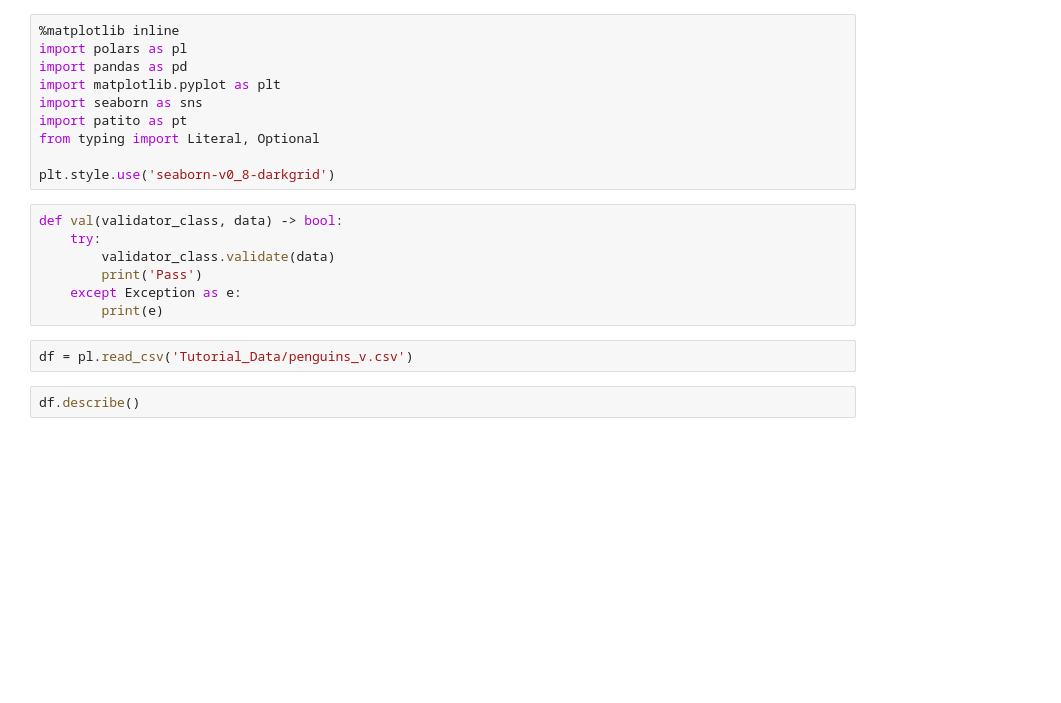
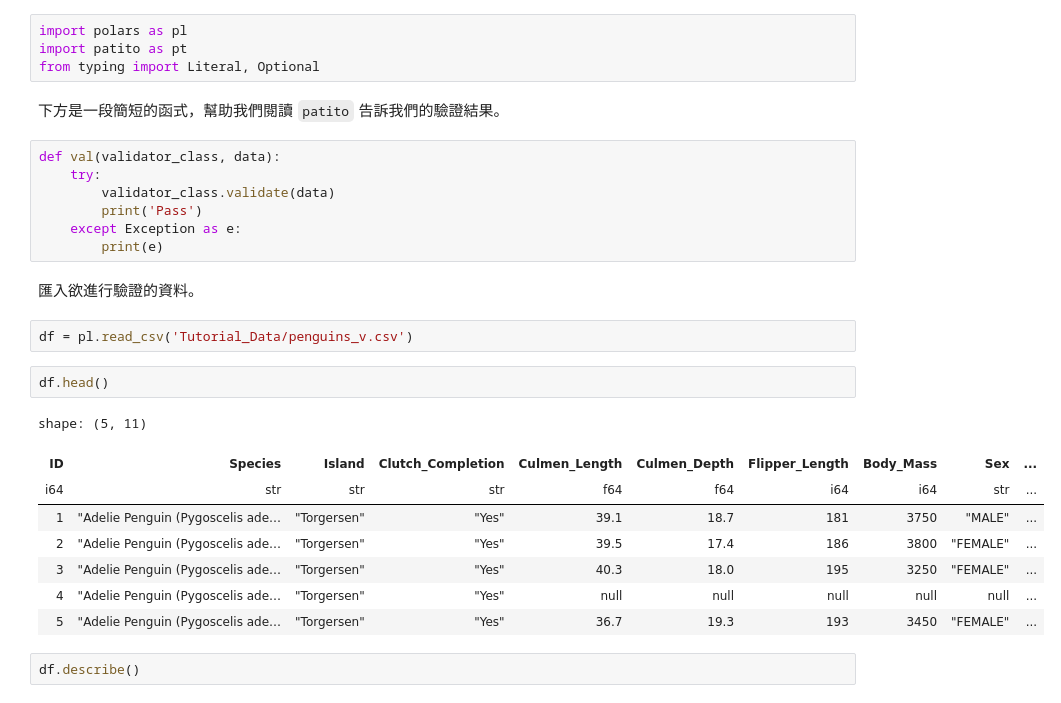
Before and after one commit to Alexchen666/Data-Analysis-101, a Jupyter notebook: data_validation.ipynb, the cells around one changed output. Drawn from its saved outputs; the diff is of its cells as text; blank space fills up the shorter version.

```diff
--- a/data_validation.ipynb
+++ b/data_validation.ipynb
@@ -3,22 +17,31 @@
 # %%
-%matplotlib inline
 import polars as pl
-import pandas as pd
-import matplotlib.pyplot as plt
-import seaborn as sns
 import patito as pt
 from typing import Literal, Optional
-
-plt.style.use('seaborn-v0_8-darkgrid')
+# %% [markdown]
+下方是一段簡短的函式，幫助我們閱讀 `patito` 告訴我們的驗證結果。
 # %%
-def val(validator_class, data) -> bool:
+def val(validator_class, data):
     try:
         validator_class.validate(data)
         print('Pass')
     except Exception as e:
         print(e)
+# %% [markdown]
+匯入欲進行驗證的資料。
 # %%
 df = pl.read_csv('Tutorial_Data/penguins_v.csv')
+# %%
+df.head()
+# %% [output]
+shape: (5, 11)
+| ID | Species | Island | Clutch_Completion | Culmen_Length | Culmen_Depth | Flipper_Length | Body_Mass | Sex | ... |
+| i64 | str | str | str | f64 | f64 | i64 | i64 | str | ... |
+| 1 | "Adelie Penguin (Pygoscelis ade… | "Torgersen" | "Yes" | 39.1 | 18.7 | 181 | 3750 | "MALE" | ... |
+| 2 | "Adelie Penguin (Pygoscelis ade… | "Torgersen" | "Yes" | 39.5 | 17.4 | 186 | 3800 | "FEMALE" | ... |
+| 3 | "Adelie Penguin (Pygoscelis ade… | "Torgersen" | "Yes" | 40.3 | 18.0 | 195 | 3250 | "FEMALE" | ... |
+| 4 | "Adelie Penguin (Pygoscelis ade… | "Torgersen" | "Yes" | null | null | null | null | null | ... |
+| 5 | "Adelie Penguin (Pygoscelis ade… | "Torgersen" | "Yes" | 36.7 | 19.3 | 193 | 3450 | "FEMALE" | ... |
 # %%
 df.describe()
 # %% [output]
```
Also changed, not shown: parts of 63 cells of this notebook.
